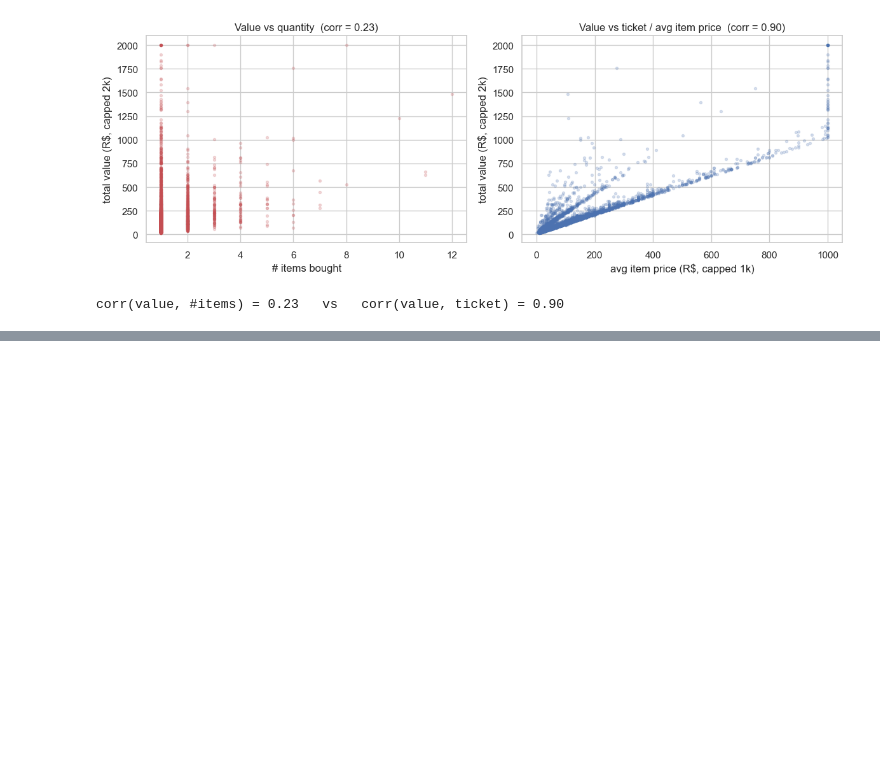
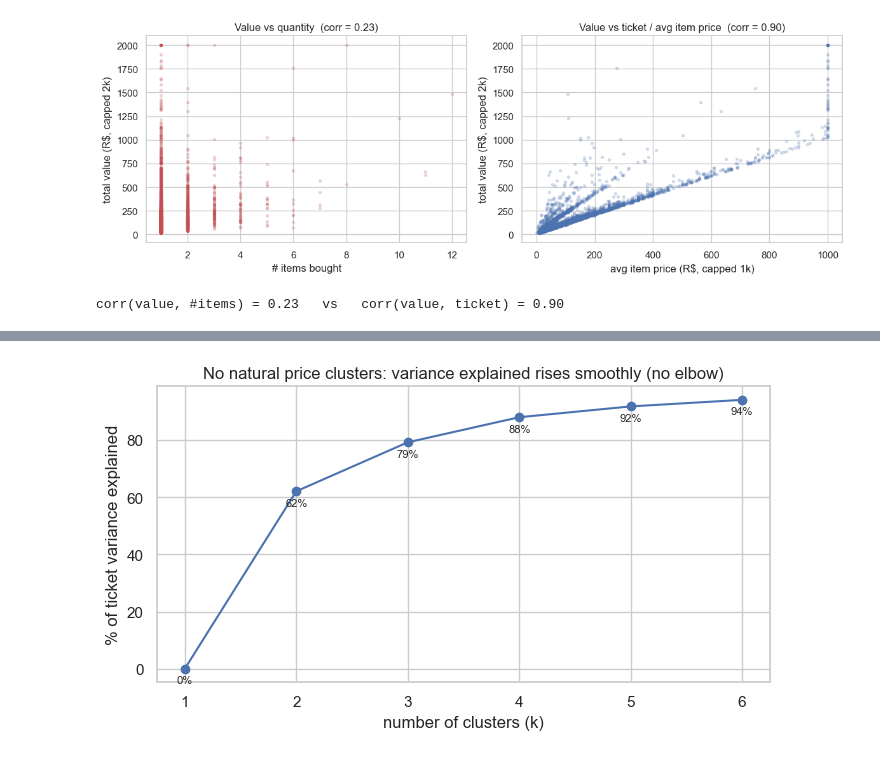
Before and after one commit to Darth0525/retail-platform-analytics, a Jupyter notebook: analysis/03_customer_value_and_behavior.ipynb, the cells around one changed output, grey strips where cells are left out. Drawn from its saved outputs; the diff is of its cells as text; code cells hidden in the pictures; blank space fills up the shorter version.

```diff
--- a/analysis/03_customer_value_and_behavior.ipynb
+++ b/analysis/03_customer_value_and_behavior.ipynb
@@ -146,0 +130,25 @@ how revenue and basket size distribute.
+# %%
+# Minimal 1-D k-means (Lloyd's) to test for natural clusters in log-ticket.
+x = np.log10(cust["avg_ticket"].clip(lower=1).values)
+def kmeans_1d(x, k, iters=50):
+    c = np.quantile(x, np.linspace(0.1, 0.9, k))          # spread initial centroids
+    for _ in range(iters):
+        lab = np.abs(x[:, None] - c[None, :]).argmin(1)
+        nc = np.array([x[lab == j].mean() if (lab == j).any() else c[j] for j in range(k)])
+        if np.allclose(nc, c): break
+        c = nc
+    return ((x - c[lab]) ** 2).sum()                       # within-cluster variance (inertia)
+
+total_var = ((x - x.mean()) ** 2).sum()
+ks = range(1, 7)
+var_explained = [100 * (1 - (kmeans_1d(x, k) if k > 1 else total_var) / total_var) for k in ks]
+
+fig, ax = plt.subplots(figsize=(7, 4))
+ax.plot(list(ks), var_explained, marker="o", color="#4C72B0")
+ax.set_title("No natural price clusters: variance explained rises smoothly (no elbow)")
+ax.set_xlabel("number of clusters (k)"); ax.set_ylabel("% of ticket variance explained")
+for k, v in zip(ks, var_explained):
+    ax.text(k, v - 5, f"{v:.0f}%", ha="center", fontsize=8)
+plt.tight_layout(); plt.show()
+# %% [output]
+[figure, added]
```
Also changed, not shown: parts of 27 cells of this notebook, 1 other file.
